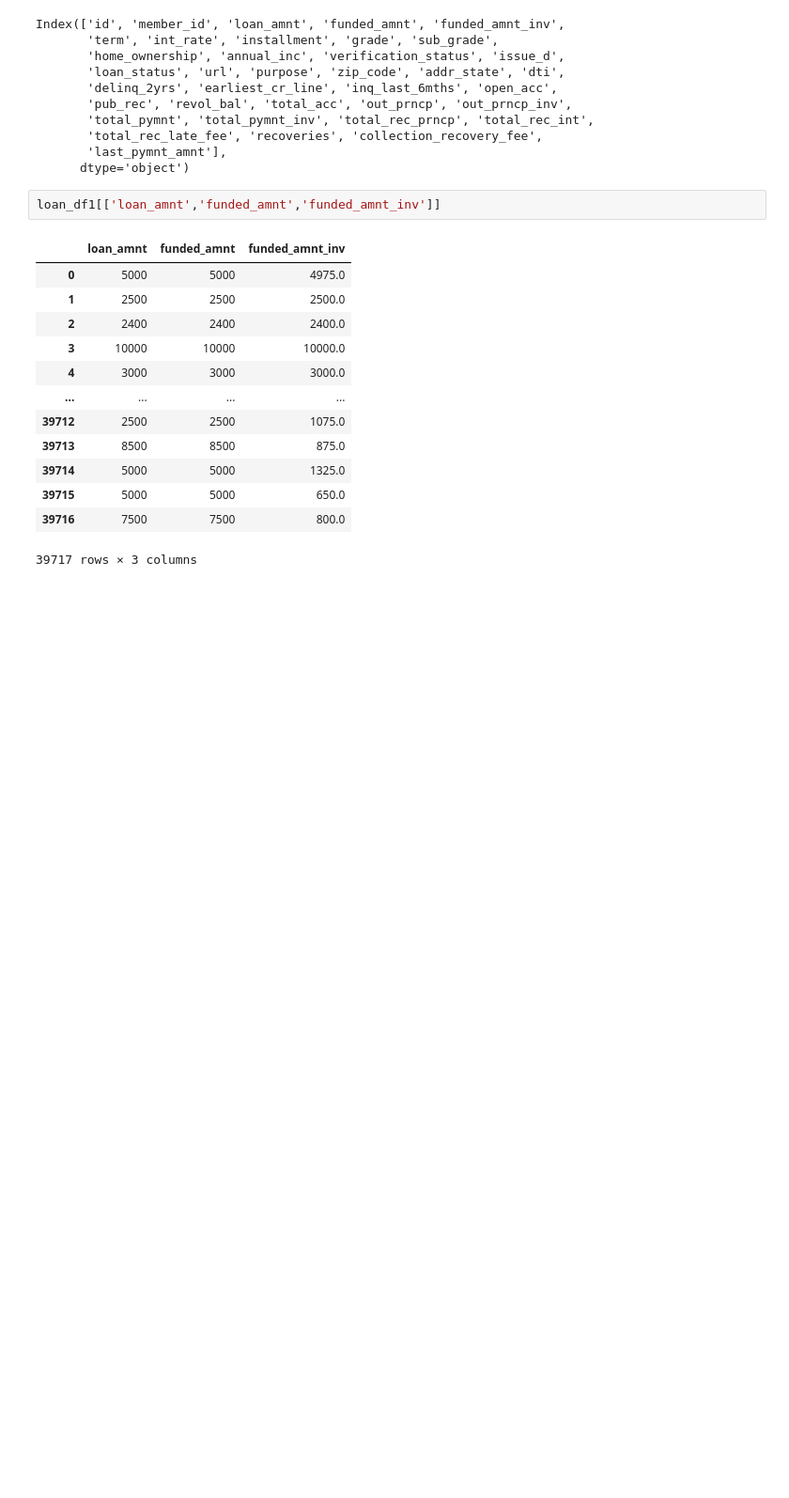
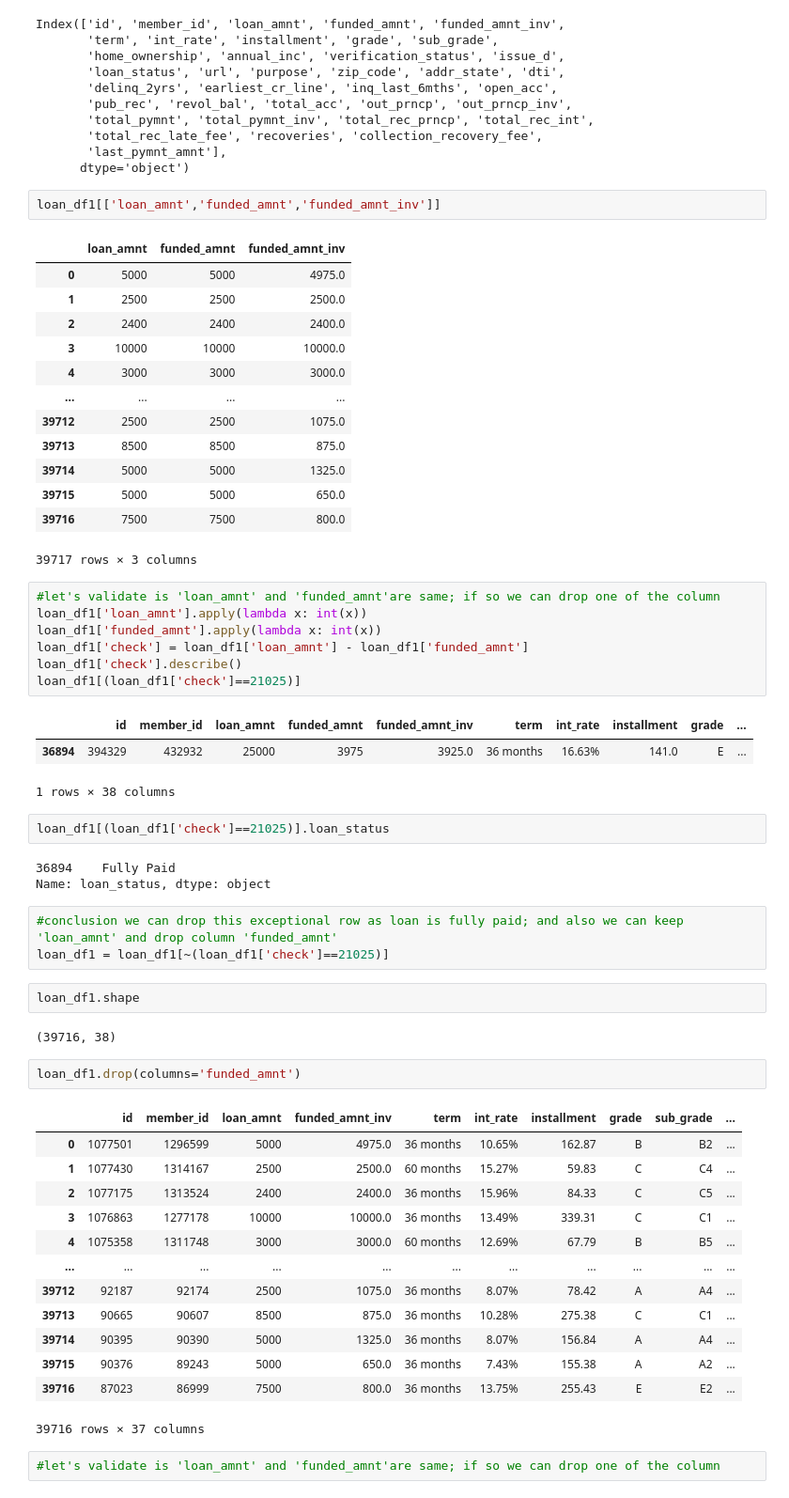
Before and after one commit to JamshedAhsan/fraud-detection, a Jupyter notebook: Case-Study-Lending-Loan-Club.ipynb, the cells around one changed output. Shown: that part at 94% size. Saved outputs shown, nothing was run; the diff lists cells and outputs as text; blank space fills up the shorter version.

Commit message:
dropped funded_amnt column after analysis

```diff
--- a/Case-Study-Lending-Loan-Club.ipynb
+++ b/Case-Study-Lending-Loan-Club.ipynb
@@ -102,3 +99,44 @@ loan_df1[['loan_amnt','funded_amnt','funded_amnt_inv']]
 | 39715 | 5000 | 5000 | 650.0 |
 | 39716 | 7500 | 7500 | 800.0 |
 39717 rows × 3 columns
+# %%
+#let's validate is 'loan_amnt' and 'funded_amnt'are same; if so we can drop one of the column
+loan_df1['loan_amnt'].apply(lambda x: int(x))
+loan_df1['funded_amnt'].apply(lambda x: int(x))
+loan_df1['check'] = loan_df1['loan_amnt'] - loan_df1['funded_amnt']
+loan_df1['check'].describe()
+loan_df1[(loan_df1['check']==21025)]
+# %% [output]
+|  | id | member_id | loan_amnt | funded_amnt | funded_amnt_inv | term | int_rate | installment | grade | ... |
+| 36894 | 394329 | 432932 | 25000 | 3975 | 3925.0 | 36 months | 16.63% | 141.0 | E | ... |
+1 rows × 38 columns
+# %%
+loan_df1[(loan_df1['check']==21025)].loan_status
+# %% [output]
+36894    Fully Paid
+Name: loan_status, dtype: object
+# %%
+#conclusion we can drop this exceptional row as loan is fully paid; and also we can keep 'loan_amnt' and drop column 'funded_amnt'
+loan_df1 = loan_df1[~(loan_df1['check']==21025)]
+# %%
+loan_df1.shape
+# %% [output]
+(39716, 38)
+# %%
+loan_df1.drop(columns='funded_amnt')
+# %% [output]
+|  | id | member_id | loan_amnt | funded_amnt_inv | term | int_rate | installment | grade | sub_grade | ... |
+| 0 | 1077501 | 1296599 | 5000 | 4975.0 | 36 months | 10.65% | 162.87 | B | B2 | ... |
+| 1 | 1077430 | 1314167 | 2500 | 2500.0 | 60 months | 15.27% | 59.83 | C | C4 | ... |
+| 2 | 1077175 | 1313524 | 2400 | 2400.0 | 36 months | 15.96% | 84.33 | C | C5 | ... |
+| 3 | 1076863 | 1277178 | 10000 | 10000.0 | 36 months | 13.49% | 339.31 | C | C1 | ... |
+| 4 | 1075358 | 1311748 | 3000 | 3000.0 | 60 months | 12.69% | 67.79 | B | B5 | ... |
+| ... | ... | ... | ... | ... | ... | ... | ... | ... | ... | ... |
+| 39712 | 92187 | 92174 | 2500 | 1075.0 | 36 months | 8.07% | 78.42 | A | A4 | ... |
+| 39713 | 90665 | 90607 | 8500 | 875.0 | 36 months | 10.28% | 275.38 | C | C1 | ... |
+| 39714 | 90395 | 90390 | 5000 | 1325.0 | 36 months | 8.07% | 156.84 | A | A4 | ... |
+| 39715 | 90376 | 89243 | 5000 | 650.0 | 36 months | 7.43% | 155.38 | A | A2 | ... |
+| 39716 | 87023 | 86999 | 7500 | 800.0 | 36 months | 13.75% | 255.43 | E | E2 | ... |
+39716 rows × 37 columns
+# %%
+#let's validate is 'loan_amnt' and 'funded_amnt'are same; if so we can drop one of the column
```
Also changed, not shown: parts of 3 cells of this notebook.
